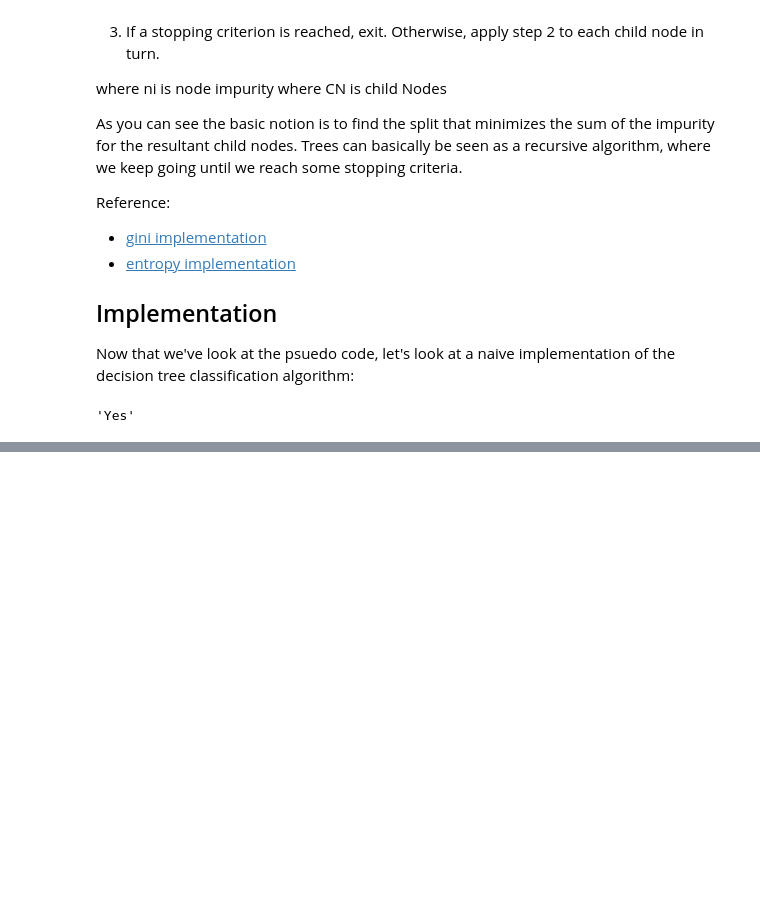
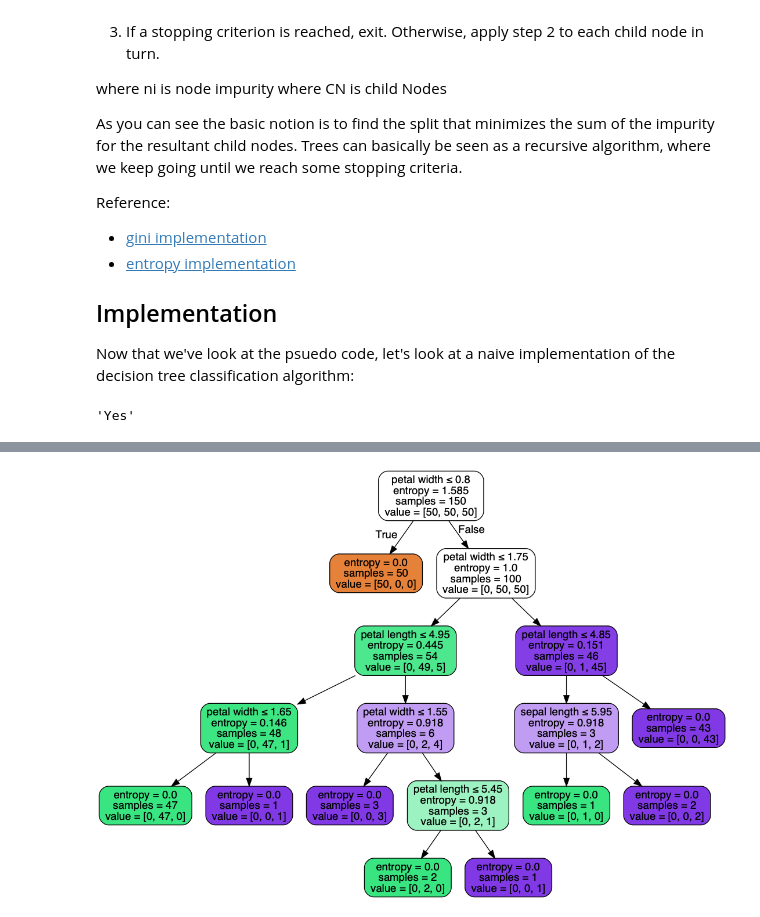
Before and after one commit to EricSchles/fourth_data_science_meetup_nyc, a Jupyter notebook: An Introduction To Information Theory.ipynb, the cells around one changed output, grey strips where cells are left out. Cells and saved outputs as stored; diff of their text form; code cells hidden in the pictures; blank space fills up the shorter version.

Commit message:
commit type: feat
Added all of entropy most of decision tree, only missing SHAP scores

```diff
--- a/An Introduction To Information Theory.ipynb
+++ b/An Introduction To Information Theory.ipynb
@@ -727,0 +794,22 @@ prediction
+# %%
+from sklearn import tree
+from sklearn.datasets import load_iris
+from sklearn.externals.six import StringIO
+from IPython.display import Image
+from sklearn.tree import export_graphviz
+import pydotplus
+
+data = load_iris()
+c45 = tree.DecisionTreeClassifier(criterion="entropy")
+c45.fit(data.data, data.target)
+y_pred = c45.predict(data.data)
+
+dot_data = StringIO()
+export_graphviz(c45, out_file=dot_data,
+                filled=True, rounded=True,
+                feature_names=["sepal length","sepal width","petal length", "petal width"],
+                special_characters=True)
+graph = pydotplus.graph_from_dot_data(dot_data.getvalue())
+Image(graph.create_png())
+# %% [output]
+[figure, added]
```
Also changed, not shown: parts of 42 cells of this notebook.
